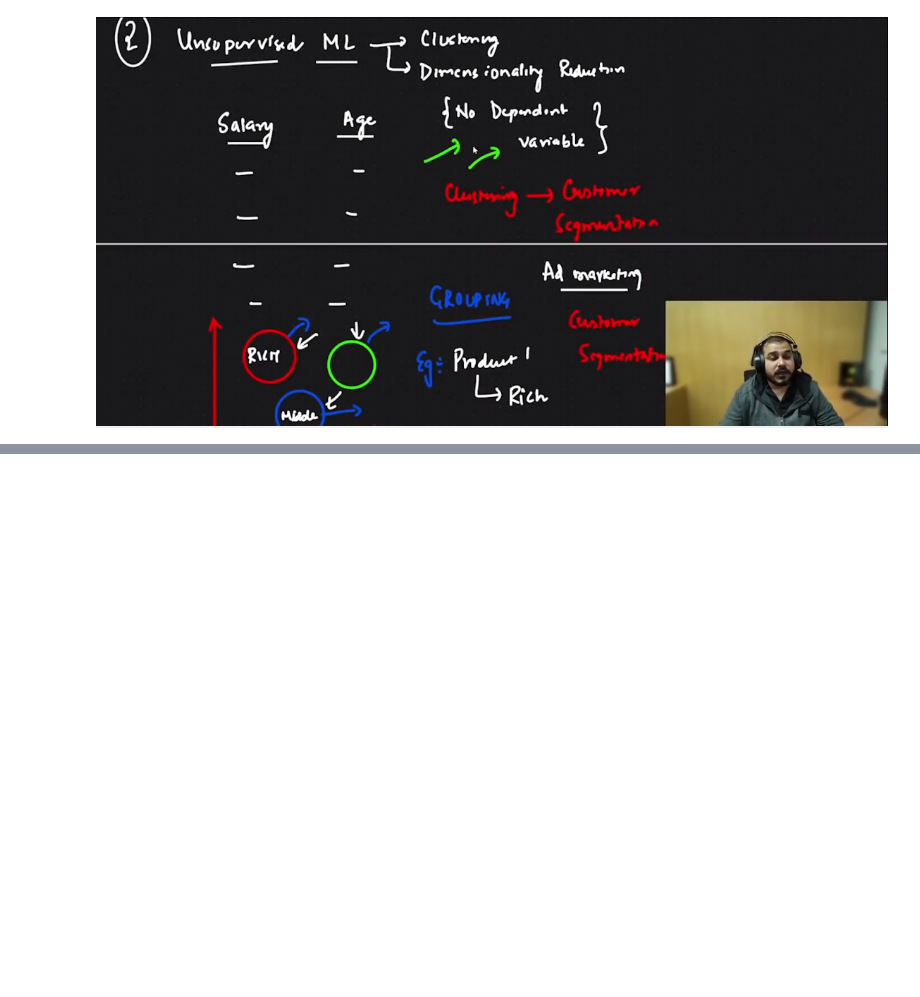
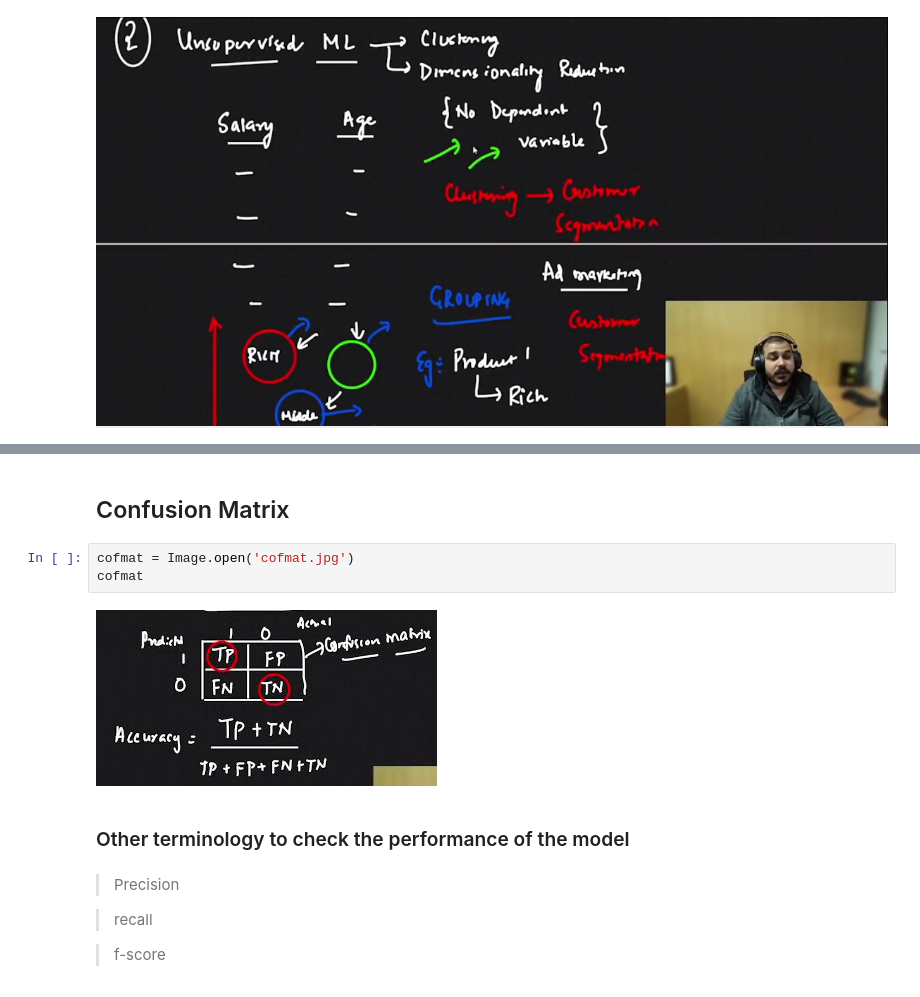
Before and after one commit to Lawal0abdulazeez/Krish_ML_follow_up, a Jupyter notebook: Introduction to the course.ipynb, the cells around one changed output, grey strips where cells are left out. Cells and saved outputs as stored; diff of their text form; blank space fills up the shorter version.

```diff
--- a/Introduction to the course.ipynb
+++ b/Introduction to the course.ipynb
@@ -46,0 +75,15 @@ img1
+# %% [markdown]
+## Confusion Matrix
+# %%
+cofmat = Image.open('cofmat.jpg')
+cofmat
+# %% [output]
+[figure, added]
+# %% [markdown]
+###  Other terminology to check the performance of the model
+# %% [markdown]
+>Precision
+
+>recall
+
+>f-score
```
Also changed, not shown: parts of 9 cells of this notebook, 3 other files.
